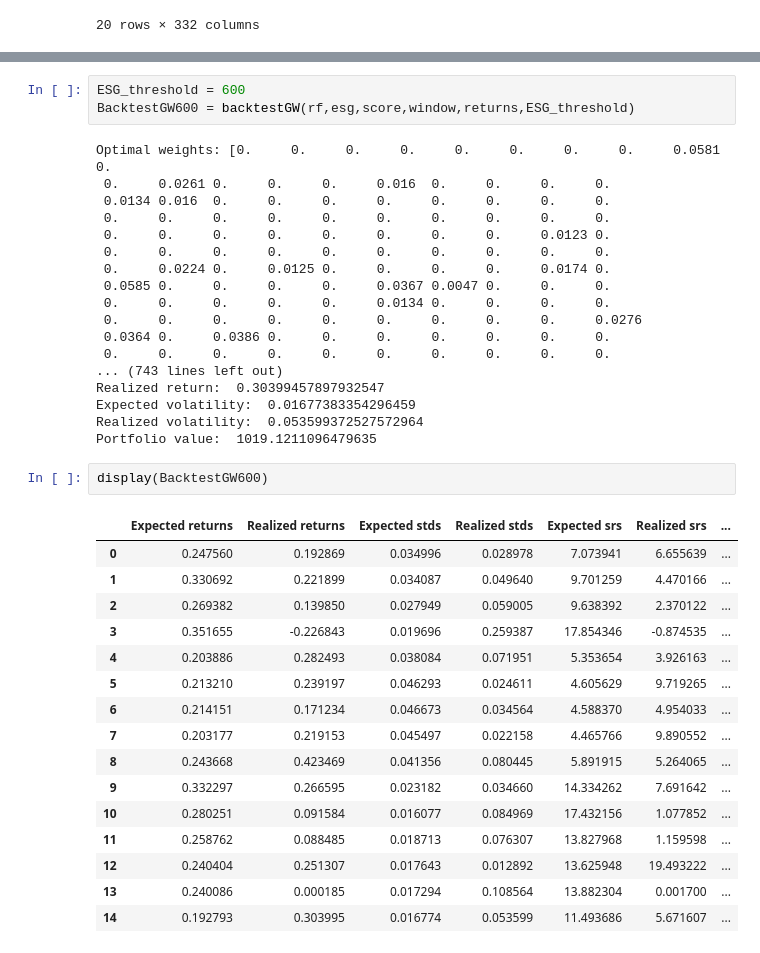
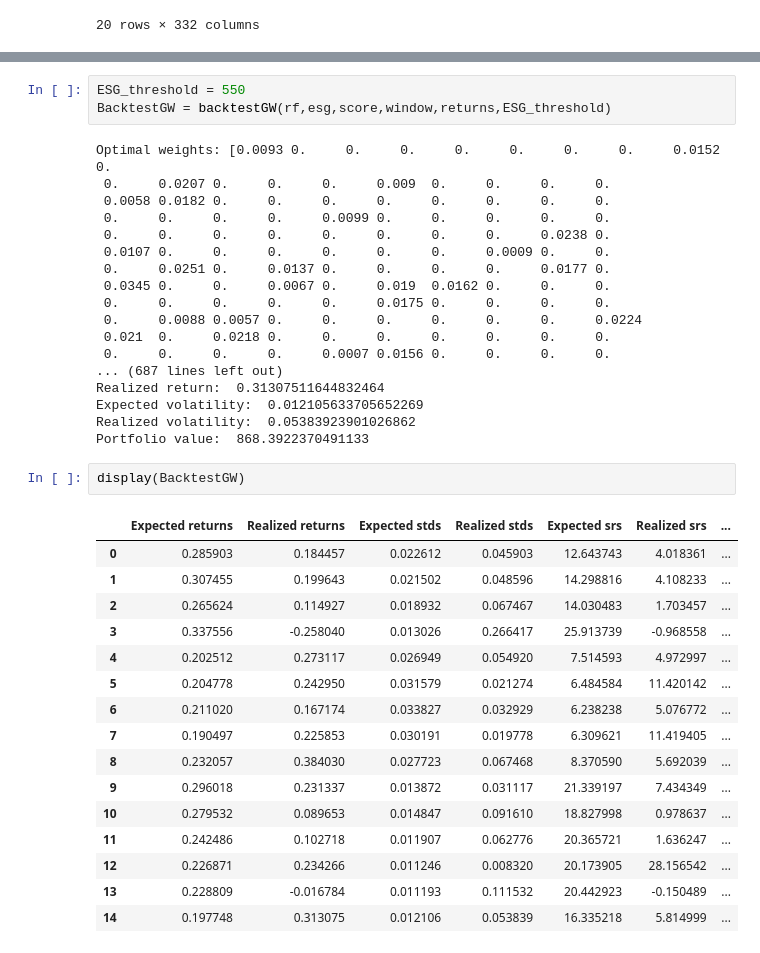
Before and after one commit to FerdinandBjerreWahl/BA, a Jupyter notebook: Backtest.ipynb, the cells around one changed output, grey strips where cells are left out. Drawn from its saved outputs; the diff is of its cells as text.

```diff
--- a/Backtest.ipynb
+++ b/Backtest.ipynb
@@ -107,40 +113,40 @@ dtype: float64
 # %%
-ESG_threshold = 600
-BacktestGW600 = backtestGW(rf,esg,score,window,returns,ESG_threshold)
+ESG_threshold = 550
+BacktestGW = backtestGW(rf,esg,score,window,returns,ESG_threshold)
 # %% [output]
-Optimal weights: [0.     0.     0.     0.     0.     0.     0.     0.     0.0581 0.
- 0.     0.0261 0.     0.     0.     0.016  0.     0.     0.     0.
- 0.0134 0.016  0.     0.     0.     0.     0.     0.     0.     0.
- 0.     0.     0.     0.     0.     0.     0.     0.     0.     0.
- 0.     0.     0.     0.     0.     0.     0.     0.     0.0123 0.
- 0.     0.     0.     0.     0.     0.     0.     0.     0.     0.
- 0.     0.0224 0.     0.0125 0.     0.     0.     0.     0.0174 0.
- 0.0585 0.     0.     0.     0.     0.0367 0.0047 0.     0.     0.
- 0.     0.     0.     0.     0.     0.0134 0.     0.     0.     0.
- 0.     0.     0.     0.     0.     0.     0.     0.     0.     0.0276
- 0.0364 0.     0.0386 0.     0.     0.     0.     0.     0.     0.
- 0.     0.     0.     0.     0.     0.     0.     0.     0.     0.
-... (743 lines left out)
-Realized return:  0.30399457897932547
-Expected volatility:  0.01677383354296459
-Realized volatility:  0.053599372527572964
-Portfolio value:  1019.1211096479635
+Optimal weights: [0.0093 0.     0.     0.     0.     0.     0.     0.     0.0152 0.
+ 0.     0.0207 0.     0.     0.     0.009  0.     0.     0.     0.
+ 0.0058 0.0182 0.     0.     0.     0.     0.     0.     0.     0.
+ 0.     0.     0.     0.     0.0099 0.     0.     0.     0.     0.
+ 0.     0.     0.     0.     0.     0.     0.     0.     0.0238 0.
+ 0.0107 0.     0.     0.     0.     0.     0.     0.0009 0.     0.
+ 0.     0.0251 0.     0.0137 0.     0.     0.     0.     0.0177 0.
+ 0.0345 0.     0.     0.0067 0.     0.019  0.0162 0.     0.     0.
+ 0.     0.     0.     0.     0.     0.0175 0.     0.     0.     0.
+ 0.     0.0088 0.0057 0.     0.     0.     0.     0.     0.     0.0224
+ 0.021  0.     0.0218 0.     0.     0.     0.     0.     0.     0.
+ 0.     0.     0.     0.     0.0007 0.0156 0.     0.     0.     0.
+... (687 lines left out)
+Realized return:  0.31307511644832464
+Expected volatility:  0.012105633705652269
+Realized volatility:  0.05383923901026862
+Portfolio value:  868.3922370491133
-# %%
-display(BacktestGW600)
-# %% [output]
-|  | Expected returns | Realized returns | Expected stds | Realized stds | Expected srs | Realized srs | ... |
-| 0 | 0.247560 | 0.192869 | 0.034996 | 0.028978 | 7.073941 | 6.655639 | ... |
-| 1 | 0.330692 | 0.221899 | 0.034087 | 0.049640 | 9.701259 | 4.470166 | ... |
-| 2 | 0.269382 | 0.139850 | 0.027949 | 0.059005 | 9.638392 | 2.370122 | ... |
-| 3 | 0.351655 | -0.226843 | 0.019696 | 0.259387 | 17.854346 | -0.874535 | ... |
-| 4 | 0.203886 | 0.282493 | 0.038084 | 0.071951 | 5.353654 | 3.926163 | ... |
-| 5 | 0.213210 | 0.239197 | 0.046293 | 0.024611 | 4.605629 | 9.719265 | ... |
-| 6 | 0.214151 | 0.171234 | 0.046673 | 0.034564 | 4.588370 | 4.954033 | ... |
-| 7 | 0.203177 | 0.219153 | 0.045497 | 0.022158 | 4.465766 | 9.890552 | ... |
-| 8 | 0.243668 | 0.423469 | 0.041356 | 0.080445 | 5.891915 | 5.264065 | ... |
-| 9 | 0.332297 | 0.266595 | 0.023182 | 0.034660 | 14.334262 | 7.691642 | ... |
-| 10 | 0.280251 | 0.091584 | 0.016077 | 0.084969 | 17.432156 | 1.077852 | ... |
-| 11 | 0.258762 | 0.088485 | 0.018713 | 0.076307 | 13.827968 | 1.159598 | ... |
-| 12 | 0.240404 | 0.251307 | 0.017643 | 0.012892 | 13.625948 | 19.493222 | ... |
-| 13 | 0.240086 | 0.000185 | 0.017294 | 0.108564 | 13.882304 | 0.001700 | ... |
-| 14 | 0.192793 | 0.303995 | 0.016774 | 0.053599 | 11.493686 | 5.671607 | ... |
+# %%
+display(BacktestGW)
+# %% [output]
+|  | Expected returns | Realized returns | Expected stds | Realized stds | Expected srs | Realized srs | ... |
+| 0 | 0.285903 | 0.184457 | 0.022612 | 0.045903 | 12.643743 | 4.018361 | ... |
+| 1 | 0.307455 | 0.199643 | 0.021502 | 0.048596 | 14.298816 | 4.108233 | ... |
+| 2 | 0.265624 | 0.114927 | 0.018932 | 0.067467 | 14.030483 | 1.703457 | ... |
+| 3 | 0.337556 | -0.258040 | 0.013026 | 0.266417 | 25.913739 | -0.968558 | ... |
+| 4 | 0.202512 | 0.273117 | 0.026949 | 0.054920 | 7.514593 | 4.972997 | ... |
+| 5 | 0.204778 | 0.242950 | 0.031579 | 0.021274 | 6.484584 | 11.420142 | ... |
+| 6 | 0.211020 | 0.167174 | 0.033827 | 0.032929 | 6.238238 | 5.076772 | ... |
+| 7 | 0.190497 | 0.225853 | 0.030191 | 0.019778 | 6.309621 | 11.419405 | ... |
+| 8 | 0.232057 | 0.384030 | 0.027723 | 0.067468 | 8.370590 | 5.692039 | ... |
+| 9 | 0.296018 | 0.231337 | 0.013872 | 0.031117 | 21.339197 | 7.434349 | ... |
+| 10 | 0.279532 | 0.089653 | 0.014847 | 0.091610 | 18.827998 | 0.978637 | ... |
+| 11 | 0.242486 | 0.102718 | 0.011907 | 0.062776 | 20.365721 | 1.636247 | ... |
+| 12 | 0.226871 | 0.234266 | 0.011246 | 0.008320 | 20.173905 | 28.156542 | ... |
+| 13 | 0.228809 | -0.016784 | 0.011193 | 0.111532 | 20.442923 | -0.150489 | ... |
+| 14 | 0.197748 | 0.313075 | 0.012106 | 0.053839 | 16.335218 | 5.814999 | ... |
```
Also changed, not shown: parts of 22 cells of this notebook, 1 other file.
